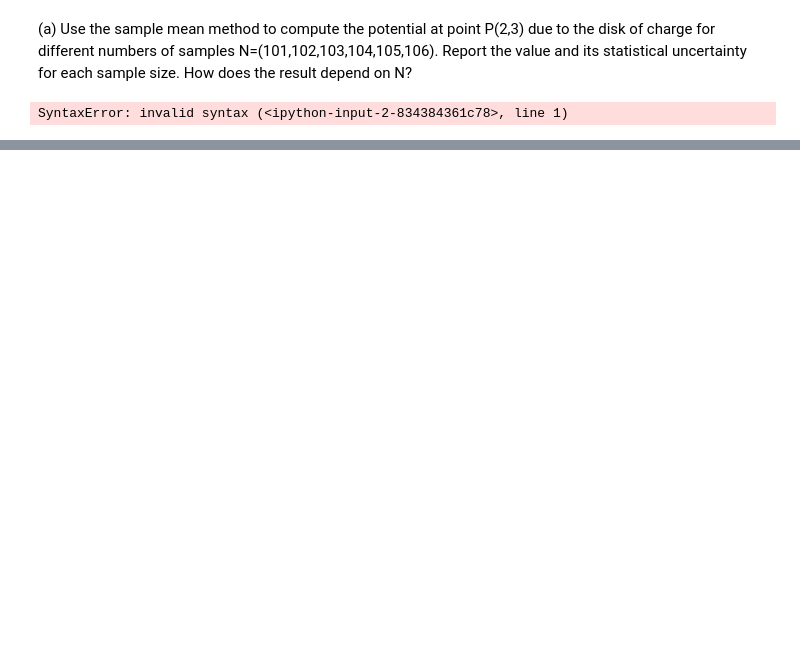
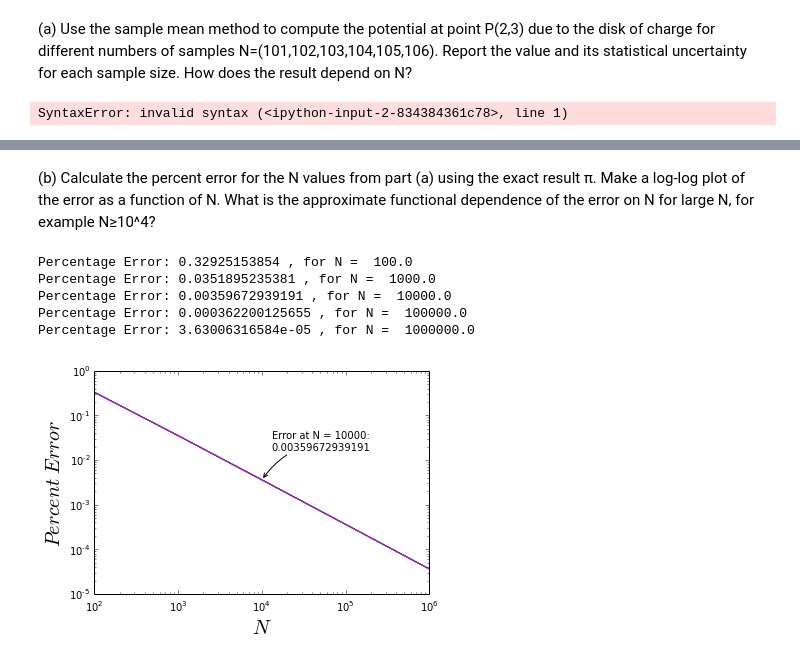
Before and after one commit to lhorowit/PHYS202-S14, a Jupyter notebook: SciPy/MCIntegrationExercises.ipynb, the cells around one changed output, grey strips where cells are left out. Saved outputs shown, nothing was run; the diff lists cells and outputs as text; code cells hidden in the pictures; blank space fills up the shorter version.

```diff
--- a/SciPy/MCIntegrationExercises.ipynb
+++ b/SciPy/MCIntegrationExercises.ipynb
@@ -79,0 +90,17 @@ NameError: global name 'I' is not defined
+# %%
+f =  lambda r,theta,phi: r**2 * np.sin(theta)
+rb = 1.
+thetab = np.pi
+phib = 2*np.pi
+
+i = (10,100,1000,10000,100000,1000000)
+for N in i:
+    r = (rb)*np.random.random_sample(N)
+    theta = (thetab)*np.random.random_sample(N)
+    phi = (phib)*np.random.random_sample(N)
+
+    I = (rb)*(thetab)*(phib)*f(r, theta, phi).mean()
+    unc = (rb)*(thetab)*(phib)*np.sqrt(((f(r, theta, phi)**2).mean() - (f(r, theta, phi).mean())**2)/N)
+    exact = 4 * np.pi
+
+    print "Integral=%.5f, +/- %.6f, N = %d"%(I,unc,N)
@@ -79,0 +163,43 @@ NameError: global name 'I' is not defined
+# %% [markdown]
+(b) Calculate the percent error for the N values from part (a) using the exact result π. Make a log-log plot of the error as a function of N.
+What is the approximate functional dependence of the error on N for large N, for example N≥10^4?
+# %%
+i = [1e2, 1e3, 1e4, 1e5, 1e6]
+rng = np.logspace(2, 6, num=5)
+xmin = 0
+xmax = 1
+#find the maximum value of f within the boundary to set ymax
+subx = x[logical_and((x > xmin),(x < xmax))]
+ymax = f(subx).max()*1.05
+ymin = 0.
+
+err_list = []
+for N in i:
+    f = lambda x: 4 * (1-x**2)**.5
+    x = np.arange(1./N, 1, 1./N)
+    I = f(x).mean()
+    exact = np.pi
+    unc = np.sqrt(((f(x)**2).mean() - (f(x).mean())**2)/N)
+    err = 100.*np.abs(I-exact)/exact
+    err_list.append(err)
+    print "Percentage Error:", err, ', for N = ', N
+
+
+plt.loglog(rng, err_list, label='N = 100')
+plt.loglog(rng, err_list, label='N = 1000')
+plt.loglog(rng, err_list, label='N = 10000')
+plt.loglog(rng, err_list, label='N = 100000')
+plt.loglog(rng, err_list, label='N = 1000000')
+plt.annotate('Error at N = 10000: \n'+ str(err_list[2]),
+            xy=(1e4, err_list[2]), xycoords='data',
+            xytext=(+10, +30), textcoords='offset points', arrowprops=dict(arrowstyle="->", connectionstyle="arc3,rad=.2"))
+plt.xlabel(r'$N$', fontsize=20)
+plt.ylabel(r'$Percent\ Error$', fontsize=20)
+plt.show()
+# %% [output]
+Percentage Error: 0.32925153854 , for N =  100.0
+Percentage Error: 0.0351895235381 , for N =  1000.0
+Percentage Error: 0.00359672939191 , for N =  10000.0
+Percentage Error: 0.000362200125655 , for N =  100000.0
+Percentage Error: 3.63006316584e-05 , for N =  1000000.0
+[figure, added]
```
Also changed, not shown: parts of 13 cells of this notebook, 2 other files.
